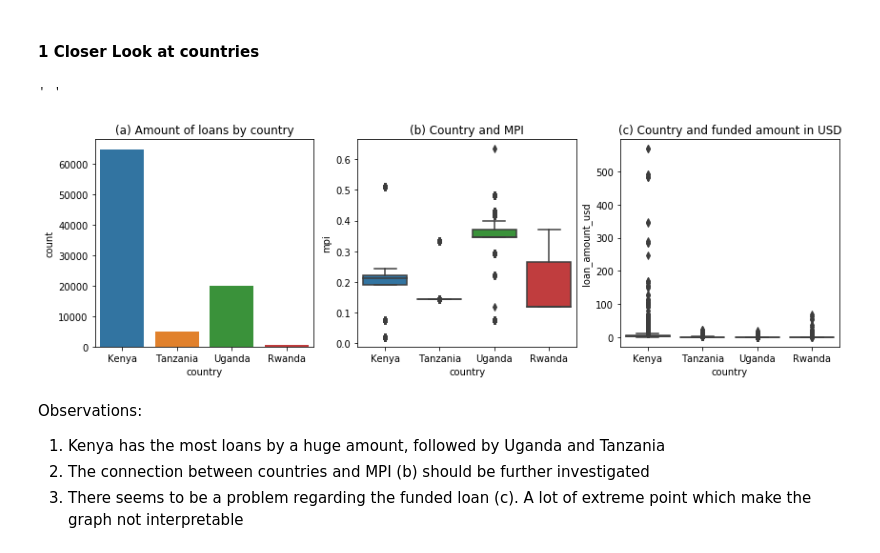
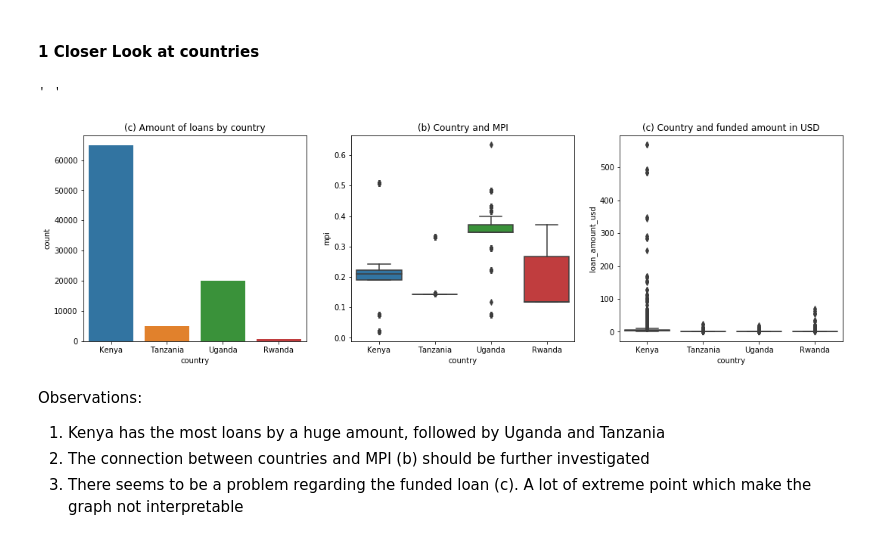
Before and after one commit to StefanWoBa/Project--Kiva, a Jupyter notebook: 02 KIVA - EDA.ipynb, the cells around one changed output. Saved outputs shown, nothing was run; the diff lists cells and outputs as text; code cells hidden in the pictures.

```diff
--- a/02 KIVA - EDA.ipynb
+++ b/02 KIVA - EDA.ipynb
@@ -75,19 +75,19 @@ Name: currency, dtype: int64
 #### 1 Closer Look at countries
 # %%
 ####HOW MANY Loans and Connection to MPI:
-fig, axs = plt.subplots(ncols=3, sharex=True, figsize=(14,4))
+fig, axs = plt.subplots(ncols=3, sharex=True, figsize=(18,5))
 sns.countplot(x='country', data=df_kiva,
-              ax=axs[0]).set_title('(a) Amount of loans by country')
+              ax=axs[0]).set_title('(c) Amount of loans by country')
 
 sns.boxplot(x='country', y='mpi', data=df_kiva,
             ax=axs[1]).set_title('(b) Country and MPI')
 
 sns.boxplot(x='country', y='loan_amount_usd', data=df_kiva,
             ax=axs[2]).set_title('(c) Country and funded amount in USD')
 ;
 # %% [output]
 ' '
-[figure, old version]
+[figure, new version]
 # %% [markdown]
 Observations:
 
```
Also changed, not shown: parts of 10 cells of this notebook, 2 other files.
